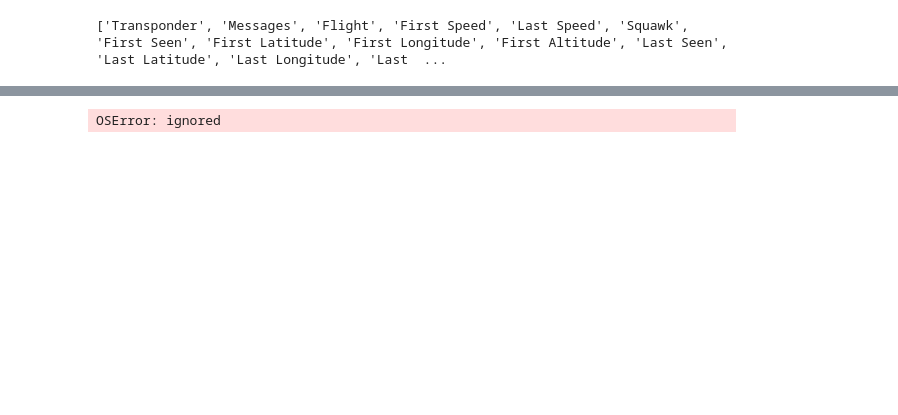
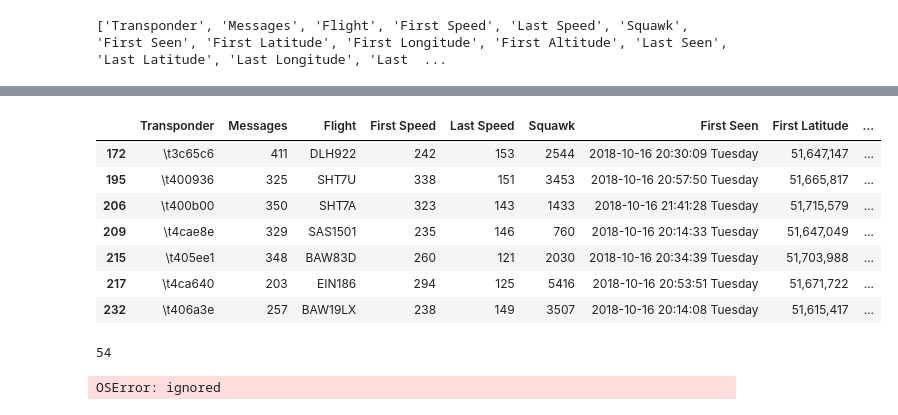
Before and after one commit to sierrajulietromeo/N12_plane_spotter, a Jupyter notebook: N15_Plane_Tracker.ipynb, the cells around one changed output, grey strips where cells are left out. Cells and saved outputs as stored; diff of their text form; code cells hidden in the pictures; blank space fills up the shorter version.

```diff
--- a/N15_Plane_Tracker.ipynb
+++ b/N15_Plane_Tracker.ipynb
@@ -89,3 +103,24 @@ TypeError: ignored
+# %%
+## Shows planes that fly over, but not necessarily planes landing at LHR
+df2 = df2[df2['Low Dist'].between(0.1, 5, inclusive=True)]
+df2.head(20)
+#len(df2)
+# %% [output]
+|  | Transponder | Messages | Flight | First Speed | Last Speed | Squawk | First Seen | First Latitude | ... |
+| 172 | \t3c65c6 | 411 | DLH922 | 242 | 153 | 2544 | 2018-10-16 20:30:09 Tuesday | 51,647,147 | ... |
+| 195 | \t400936 | 325 | SHT7U | 338 | 151 | 3453 | 2018-10-16 20:57:50 Tuesday | 51,665,817 | ... |
+| 206 | \t400b00 | 350 | SHT7A | 323 | 143 | 1433 | 2018-10-16 21:41:28 Tuesday | 51,715,579 | ... |
+| 209 | \t4cae8e | 329 | SAS1501 | 235 | 146 | 760 | 2018-10-16 20:14:33 Tuesday | 51,647,049 | ... |
+| 215 | \t405ee1 | 348 | BAW83D | 260 | 121 | 2030 | 2018-10-16 20:34:39 Tuesday | 51,703,988 | ... |
+| 217 | \t4ca640 | 203 | EIN186 | 294 | 125 | 5416 | 2018-10-16 20:53:51 Tuesday | 51,671,722 | ... |
+| 232 | \t406a3e | 257 | BAW19LX | 238 | 149 | 3507 | 2018-10-16 20:14:08 Tuesday | 51,615,417 | ... |
+# %%
+## Shows planes that fly over, but not necessarily planes landing at LHR
+df3 = df[df['Low Dist'].between(0.1, 3, inclusive=True)]
+#df3.head(20)
+len(df3)
+# %% [output]
+54
 # %%
 import fiona
 c = fiona.open('ne_10m_airports.shp', 'r')
```
Also changed, not shown: parts of 4 cells of this notebook.
